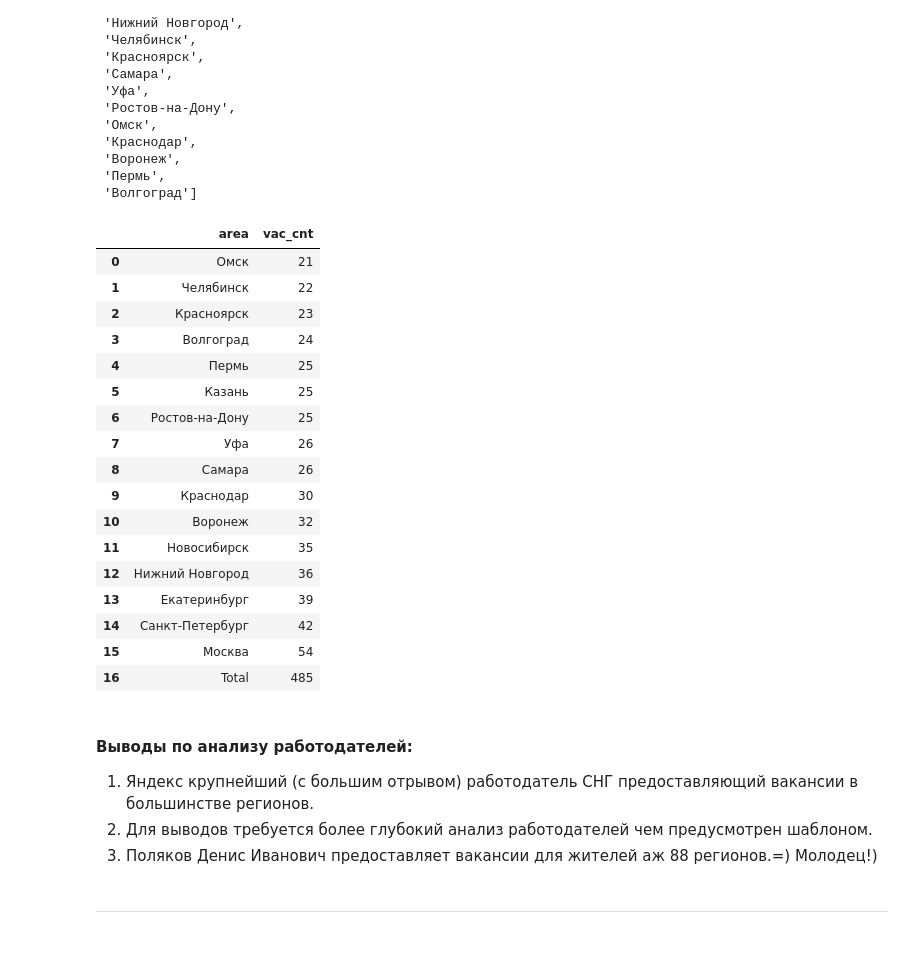
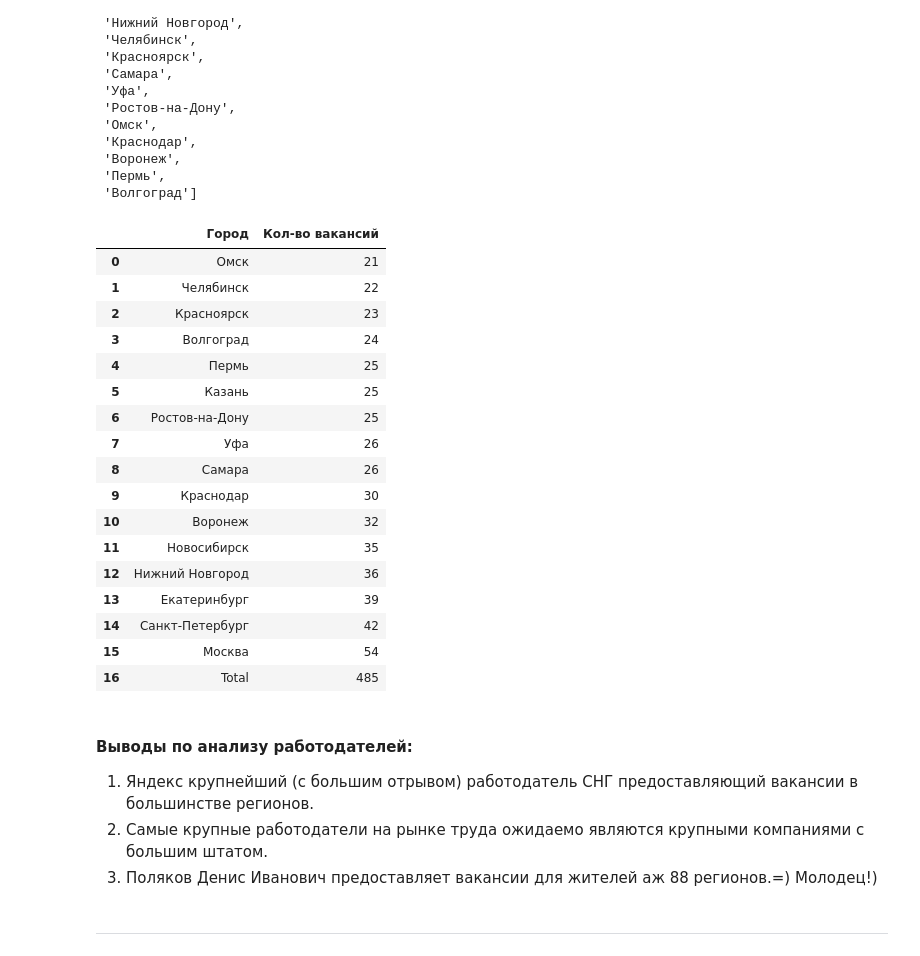
Before and after one commit to Talic13th/SFlearning, a Jupyter notebook: project_2/PROJECT_2_Анализ вакансий на hh.ru.ipynb, the cells around one changed output. Saved outputs shown, nothing was run; the diff lists cells and outputs as text; code cells hidden in the pictures.

```diff
--- a/project_2/PROJECT_2_Анализ вакансий на hh.ru.ipynb
+++ b/project_2/PROJECT_2_Анализ вакансий на hh.ru.ipynb
@@ -10 +11,8 @@ warnings.filterwarnings('ignore')
+# %%
+# вставьте сюда параметры подключения из юнита 1. Работа с базой данных из Python
+DBNAME = 'project_sql'
+USER = 'skillfactory'
+PASSWORD = 'cCkxxLVrDE8EbvjueeMedPKt'
+HOST = '84.201.134.129'
+PORT = 5432
 # %%
@@ -379,13 +404,15 @@ order by 2
 # %%
 # результат запроса
 df_yandex = pd.read_sql_query(query_5_7, connection)
-df_yandex['area'] = df_yandex['area'].astype('string')
-df_yandex = df_yandex[df_yandex['area'].isin(cities)]
+df_yandex['Город'] = df_yandex['Город'].astype('string')
+df_yandex = df_yandex[df_yandex['Город'].isin(cities)]
+#Добавляем строчку с сумарным количеством вакансий для Яндекса
 df_yandex = df_yandex.append(
-    {'area':'Total', 'vac_cnt':df_yandex['vac_cnt'].sum()}, ignore_index=True)
+    {'Город':'Total', 'Кол-во вакансий':df_yandex[
+        'Кол-во вакансий'].sum()}, ignore_index=True)
 display(df_yandex)
 # %% [output]
-|  | area | vac_cnt |
+|  | Город | Кол-во вакансий |
 | 0 | Омск | 21 |
 | 1 | Челябинск | 22 |
 | 2 | Красноярск | 23 |
@@ -406,7 +433,7 @@ display(df_yandex)
 # %% [markdown]
 #### Выводы по анализу работодателей:
 1. Яндекс крупнейший (с большим отрывом) работодатель СНГ предоставляющий вакансии в большинстве регионов.
-2. Для выводов требуется более глубокий анализ работодателей чем предусмотрен шаблоном.
+2. Самые крупные работодатели на рынке труда ожидаемо являются крупными компаниями с большим штатом.
 3. Поляков Денис Иванович предоставляет вакансии для жителей аж 88 регионов.=) Молодец!)
 # %% [markdown]
 ***
```
Also changed, not shown: parts of 41 cells of this notebook.
